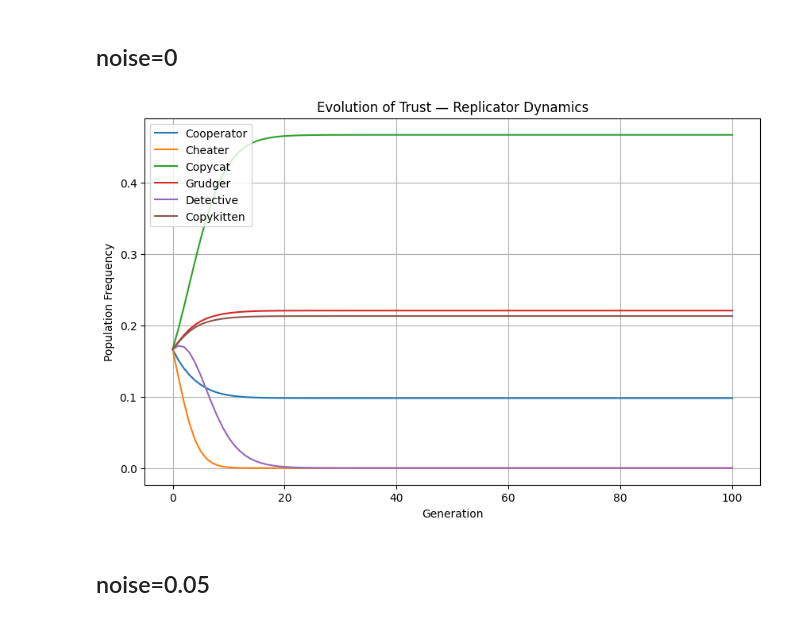
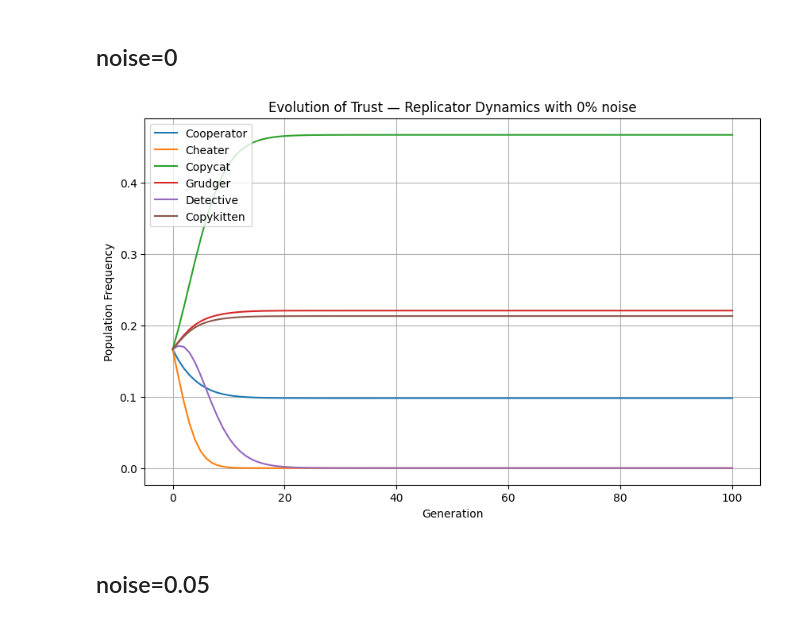
Before and after one commit to genielab/evolution_of_trust_game_theory, a Jupyter notebook: game-theory-evolution.ipynb, the cells around one changed output. Drawn from its saved outputs; the diff is of its cells as text; code cells hidden in the pictures.

```diff
--- a/game-theory-evolution.ipynb
+++ b/game-theory-evolution.ipynb
@@ -188,35 +188,35 @@ Typical Behavior
 # -----------------------------
 # RUN THE EVOLUTION SIMULATION
 # -----------------------------
 if __name__ == "__main__":
     strategies = [
         Cooperator(),
         Cheater(),
         Copycat(),
         Grudger(),
         Detective(),
         Copykitten()
     ]
 
     history, names = evolve(
         strategies,
         generations=100,
         noise=0,
         rounds=100
     )
 
     # Plot population over time
     plt.figure(figsize=(10,6))
     for i, name in enumerate(names):
         plt.plot(history[:, i], label=name)
-    plt.title("Evolution of Trust — Replicator Dynamics")
+    plt.title("Evolution of Trust — Replicator Dynamics with 0% noise")
     plt.xlabel("Generation")
     plt.ylabel("Population Frequency")
     plt.legend()
     plt.grid(True)
     plt.show()
 # %% [output]
-[figure, old version]
+[figure, new version]
 # %% [markdown]
 ##  noise=0.05
 # %%
```
Also changed, not shown: parts of 2 cells of this notebook.
